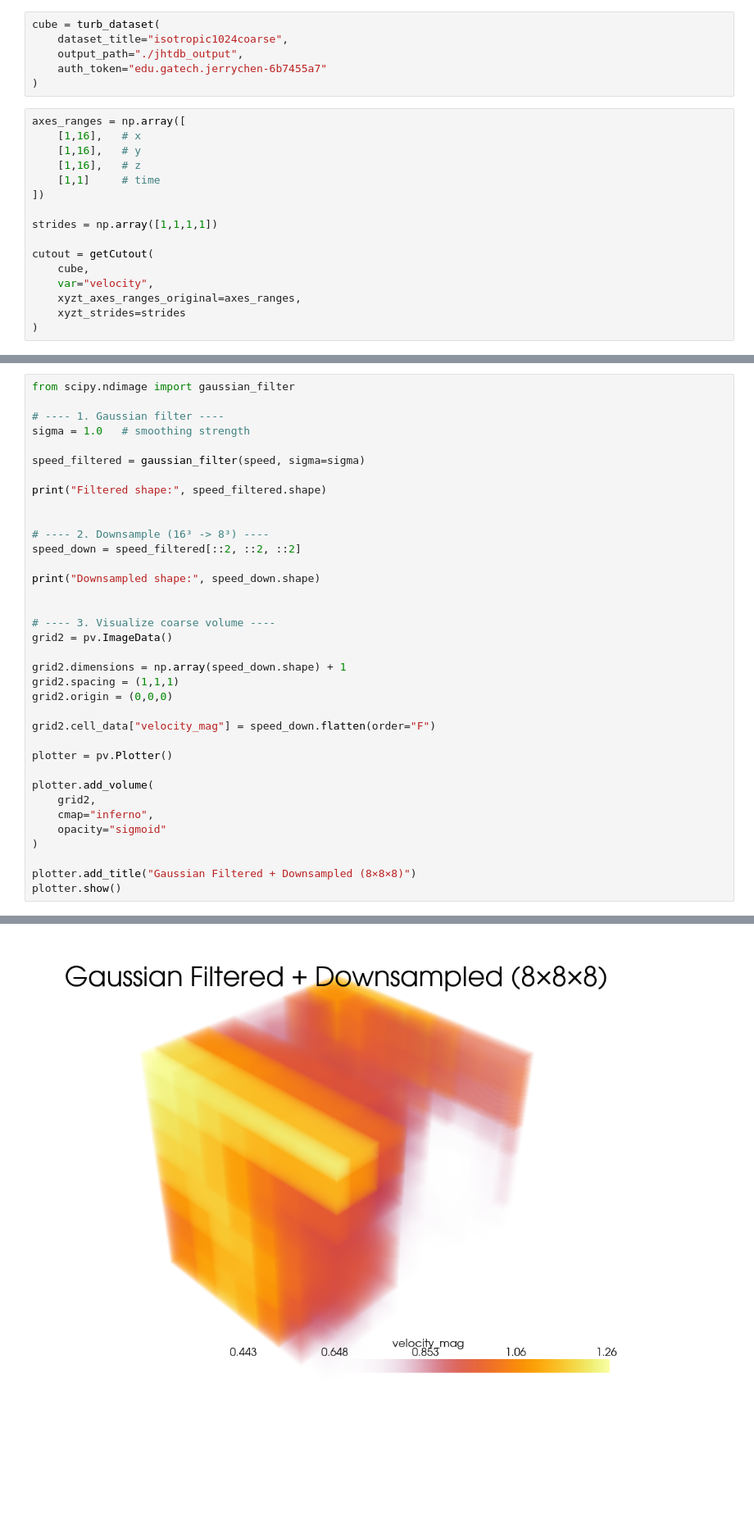
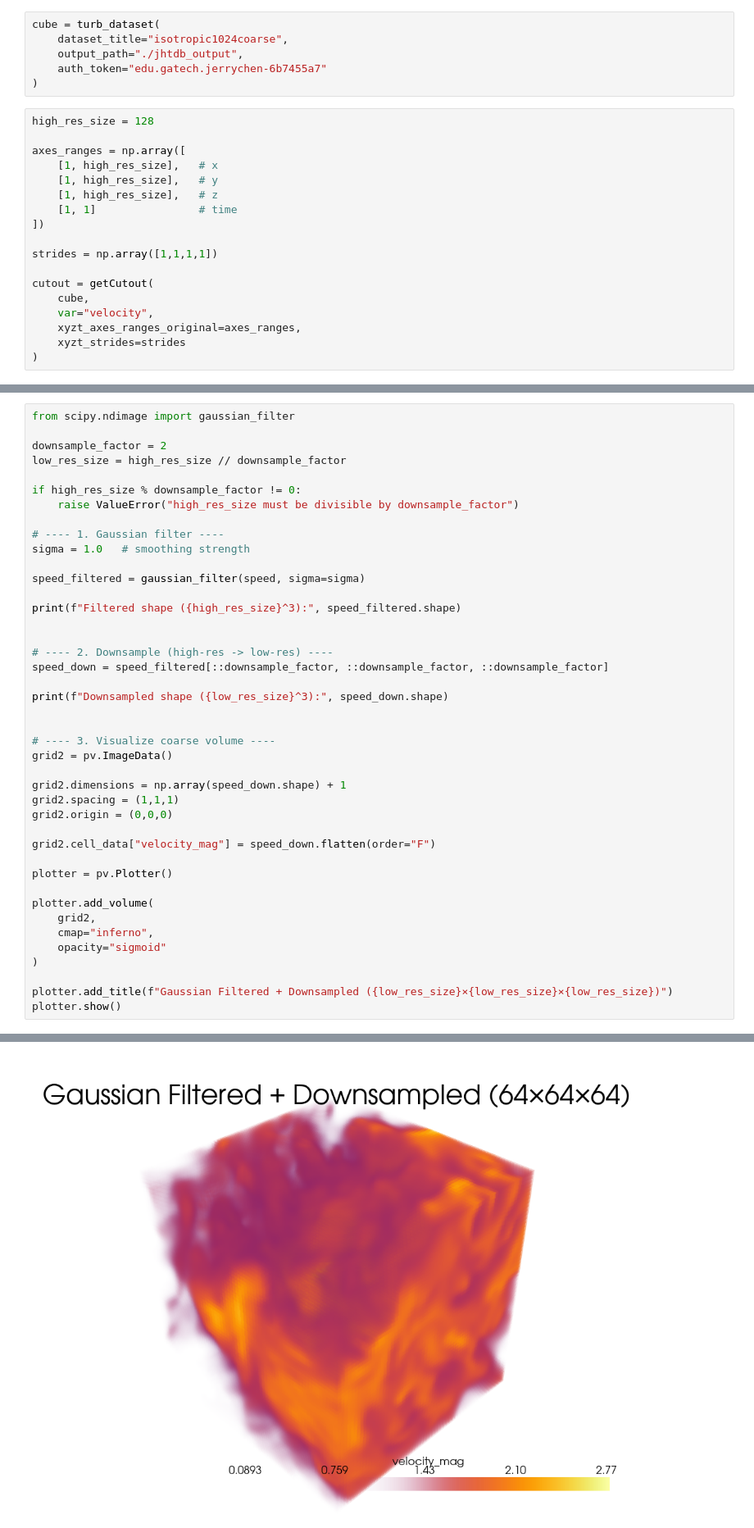
Before and after one commit to jerrychen751/superresolution-nn, a Jupyter notebook: tony/jhtdb_explore.ipynb, the cells around one changed output, grey strips where cells are left out. Shown at 82% size. Cells and saved outputs as stored; diff of their text form; blank space fills up the shorter version.

Commit message:
make the visualization 128 *128 * 128

```diff
--- a/tony/jhtdb_explore.ipynb
+++ b/tony/jhtdb_explore.ipynb
@@ -33,11 +33,13 @@ cube = turb_dataset(
     auth_token="edu.gatech.jerrychen-6b7455a7"
 )
 # %%
+high_res_size = 128
+
 axes_ranges = np.array([
-    [1,16],   # x
-    [1,16],   # y
-    [1,16],   # z
-    [1,1]     # time
+    [1, high_res_size],   # x
+    [1, high_res_size],   # y
+    [1, high_res_size],   # z
+    [1, 1]                # time
 ])
 
 strides = np.array([1,1,1,1])
@@ -127,18 +129,24 @@ Install trame for interactive backends: pip install "pyvista[jupyter]"
 # %%
 from scipy.ndimage import gaussian_filter
+
+downsample_factor = 2
+low_res_size = high_res_size // downsample_factor
+
+if high_res_size % downsample_factor != 0:
+    raise ValueError("high_res_size must be divisible by downsample_factor")
 
 # ---- 1. Gaussian filter ----
 sigma = 1.0   # smoothing strength
 
 speed_filtered = gaussian_filter(speed, sigma=sigma)
 
-print("Filtered shape:", speed_filtered.shape)
+print(f"Filtered shape ({high_res_size}^3):", speed_filtered.shape)
 
 
-# ---- 2. Downsample (16³ -> 8³) ----
-speed_down = speed_filtered[::2, ::2, ::2]
+# ---- 2. Downsample (high-res -> low-res) ----
+speed_down = speed_filtered[::downsample_factor, ::downsample_factor, ::downsample_factor]
 
-print("Downsampled shape:", speed_down.shape)
+print(f"Downsampled shape ({low_res_size}^3):", speed_down.shape)
 
 
 # ---- 3. Visualize coarse volume ----
@@ -158,6 +166,6 @@ plotter.add_volume(
     opacity="sigmoid"
 )
 
-plotter.add_title("Gaussian Filtered + Downsampled (8×8×8)")
+plotter.add_title(f"Gaussian Filtered + Downsampled ({low_res_size}×{low_res_size}×{low_res_size})")
 plotter.show()
 # %% [output]
@@ -166,3 +174,3 @@ Downsampled shape: (8, 8, 8)
 Install trame for interactive backends: pip install "pyvista[jupyter]"
   plotter.show()
-[figure, old version]
+[figure, new version]
```
Also changed, not shown: parts of 7 cells of this notebook.
